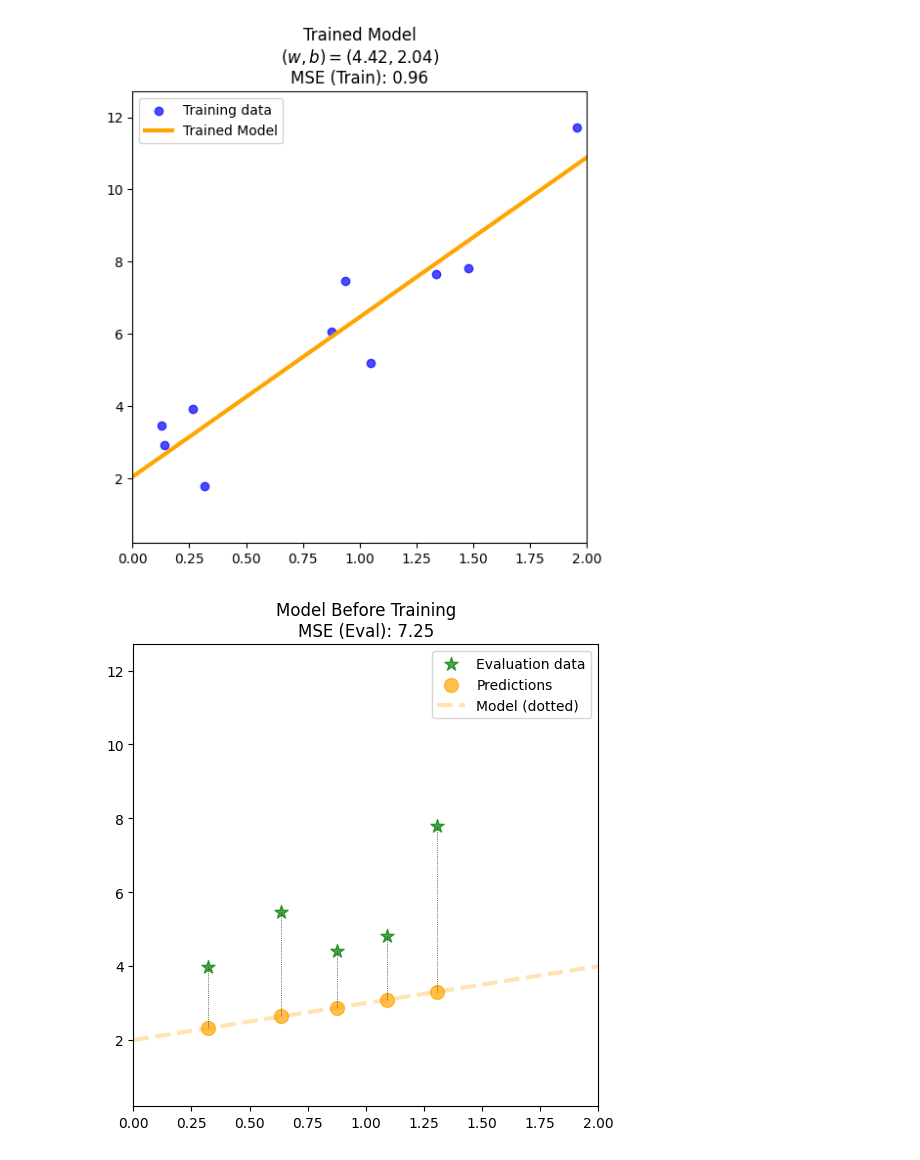
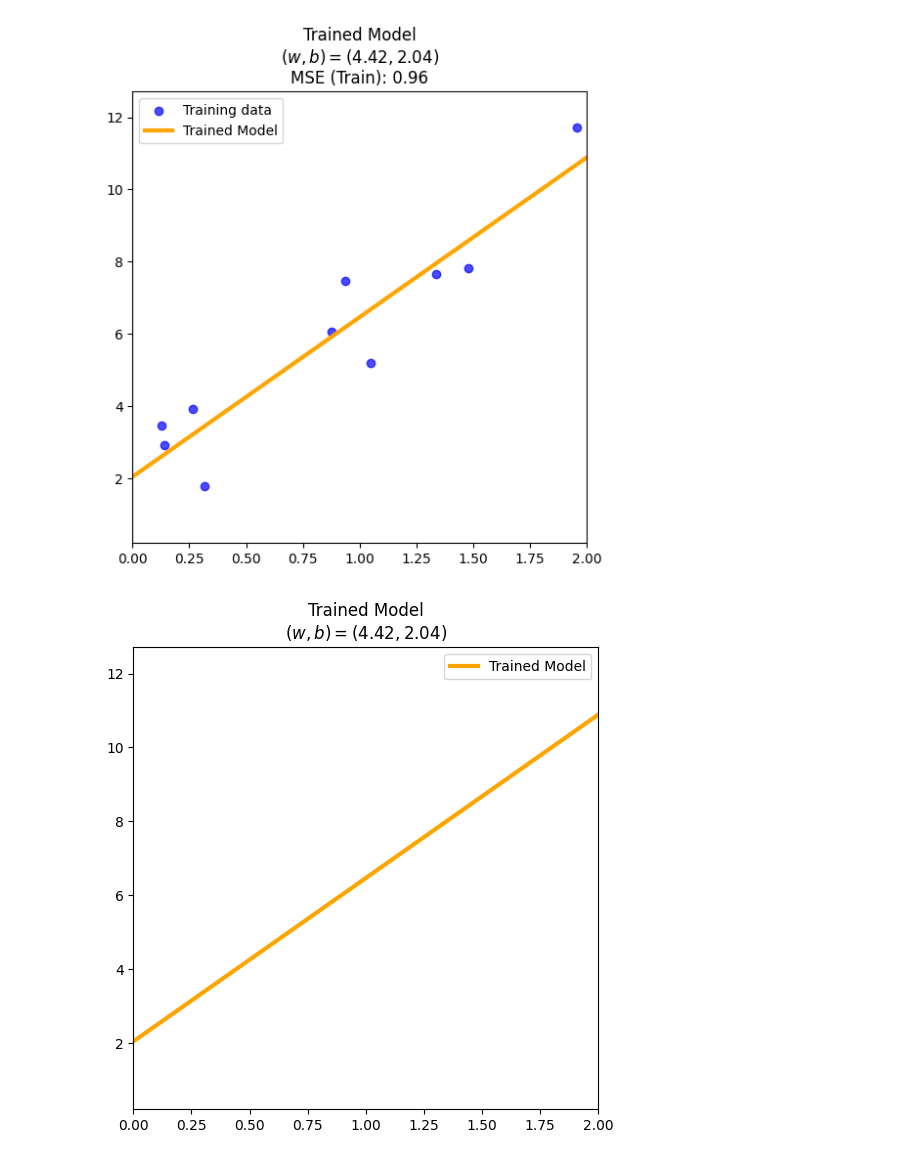
Before and after one commit to takeshi-teshima/lecture-supplement-material, a Jupyter notebook: Introduction-to-AI/01_02_simple_linear_ols_regression.ipynb, the cells around one changed output. Saved outputs shown, nothing was run; the diff lists cells and outputs as text; code cells hidden in the pictures.

```diff
--- a/Introduction-to-AI/01_02_simple_linear_ols_regression.ipynb
+++ b/Introduction-to-AI/01_02_simple_linear_ols_regression.ipynb
@@ -89,34 +89,47 @@ plt.legend()
 plt.savefig("trained_model_train.png", bbox_inches="tight", pad_inches=0)
 plt.show()
 
+# Trained Model
+plt.figure(figsize=(6, 6))
+plt.plot(trained_model_line[0], trained_model_line[1], color="orange", linewidth=3, label="Trained Model")
+plt.title(
+    f"Trained Model\n"
+    f"$(w, b) = ({float(trained_model.coef_[0][0]):.2f}, {float(trained_model.intercept_):.2f})$"
+)
+plt.xlim(xlim)
+plt.ylim(ylim)
+plt.legend()
+plt.savefig("trained_model.png", bbox_inches="tight", pad_inches=0)
+plt.show()
+
 # Evaluation Data Plots
 mse_eval_before_training = calculate_mse(y_eval, y_pred_before_training)
 mse_eval_trained_model = calculate_mse(y_eval, y_pred_trained)
 
 plot_model(
     "Model Before Training",
     X_eval,
     y_eval,
     y_pred_before_training,
     model_before_training_line,
     mse_eval_before_training,
     "model_before_training_eval.png",
     xlim,
     ylim,
 )
 
 plot_model(
     "Trained Model",
     X_eval,
     y_eval,
     y_pred_trained,
     trained_model_line,
     mse_eval_trained_model,
     "trained_model_eval.png",
     xlim,
     ylim,
 )
 # %% [output]
 [figure]
 [figure]
-[figure, old version]
+[figure, new version]
```
Also changed, not shown: parts of 1 cell of this notebook, 23 other files.
